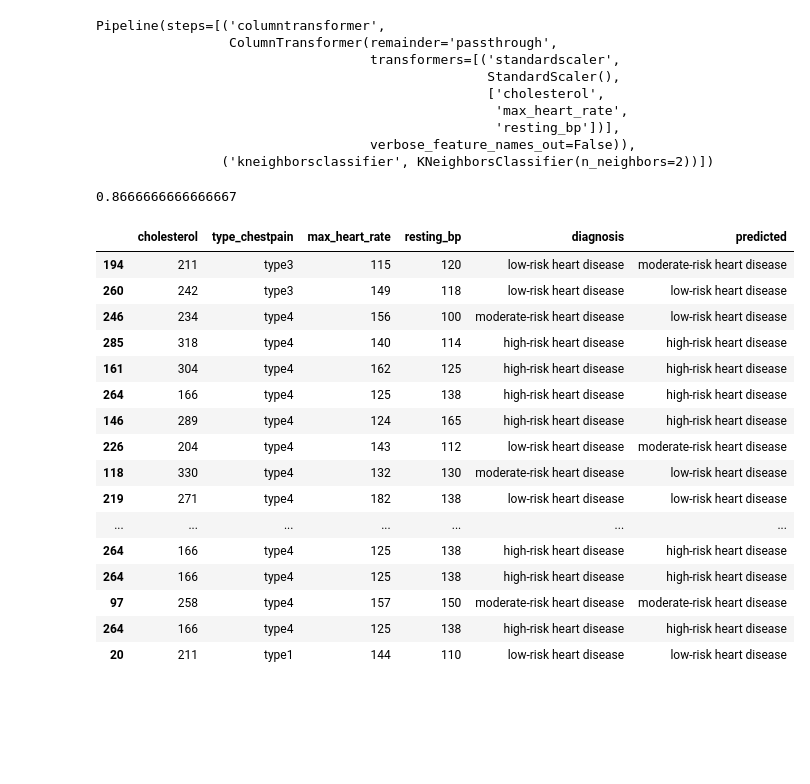
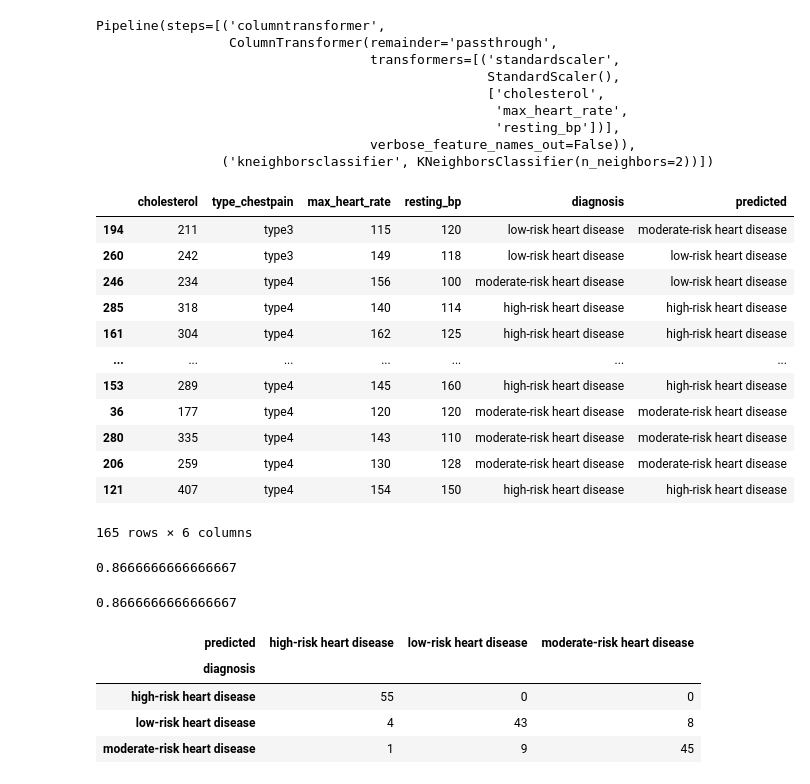
Before and after one commit to KodyForsyth/dsci_project, a Jupyter notebook: heart_disease_REPORT.ipynb, the cells around one changed output. Saved outputs shown, nothing was run; the diff lists cells and outputs as text; code cells hidden in the pictures; blank space fills up the shorter version.

Commit message:
new model

```diff
--- a/heart_disease_REPORT.ipynb
+++ b/heart_disease_REPORT.ipynb
@@ -375,35 +375,51 @@ Pipeline(steps=[('columntransformer',
                                                    'resting_bp'])],
                                    verbose_feature_names_out=False)),
                 ('kneighborsclassifier', KNeighborsClassifier(n_neighbors=2))])
-# %%
-# test model's accuracy
-heartdisease_acc = heartdisease_fit.score(
-    X = heartdisease_test[['cholesterol','max_heart_rate','resting_bp']],
-    y = heartdisease_test['diagnosis']
-)
-
-heartdisease_acc
-# %% [output]
-0.8666666666666667
 # %%
 # add predictions to dataframe
 heartdisease_predictions = heartdisease_test.assign(predicted = heartdisease_fit.predict(heartdisease_test[['cholesterol', 'max_heart_rate', 'resting_bp']]))
-heartdisease_predictions.head(50)
+heartdisease_predictions
 # %% [output]
 |  | cholesterol | type_chestpain | max_heart_rate | resting_bp | diagnosis | predicted |
 | 194 | 211 | type3 | 115 | 120 | low-risk heart disease | moderate-risk heart disease |
 | 260 | 242 | type3 | 149 | 118 | low-risk heart disease | low-risk heart disease |
 | 246 | 234 | type4 | 156 | 100 | moderate-risk heart disease | low-risk heart disease |
 | 285 | 318 | type4 | 140 | 114 | high-risk heart disease | high-risk heart disease |
 | 161 | 304 | type4 | 162 | 125 | high-risk heart disease | high-risk heart disease |
-| 264 | 166 | type4 | 125 | 138 | high-risk heart disease | high-risk heart disease |
-| 146 | 289 | type4 | 124 | 165 | high-risk heart disease | high-risk heart disease |
-| 226 | 204 | type4 | 143 | 112 | low-risk heart disease | moderate-risk heart disease |
-| 118 | 330 | type4 | 132 | 130 | moderate-risk heart disease | low-risk heart disease |
-| 219 | 271 | type4 | 182 | 138 | low-risk heart disease | low-risk heart disease |
 | ... | ... | ... | ... | ... | ... | ... |
-| 264 | 166 | type4 | 125 | 138 | high-risk heart disease | high-risk heart disease |
-| 264 | 166 | type4 | 125 | 138 | high-risk heart disease | high-risk heart disease |
-| 97 | 258 | type4 | 157 | 150 | moderate-risk heart disease | moderate-risk heart disease |
-| 264 | 166 | type4 | 125 | 138 | high-risk heart disease | high-risk heart disease |
-| 20 | 211 | type1 | 144 | 110 | low-risk heart disease | low-risk heart disease |
+| 153 | 289 | type4 | 145 | 160 | high-risk heart disease | high-risk heart disease |
+| 36 | 177 | type4 | 120 | 120 | moderate-risk heart disease | moderate-risk heart disease |
+| 280 | 335 | type4 | 143 | 110 | moderate-risk heart disease | moderate-risk heart disease |
+| 206 | 259 | type4 | 130 | 128 | moderate-risk heart disease | moderate-risk heart disease |
+| 121 | 407 | type4 | 154 | 150 | high-risk heart disease | high-risk heart disease |
+165 rows × 6 columns
+# %%
+# test model's accuracy
+heartdisease_acc = heartdisease_fit.score(
+    X = heartdisease_test[['cholesterol','max_heart_rate','resting_bp']],
+    y = heartdisease_test['diagnosis']
+)
+
+heartdisease_acc
+# %% [output]
+0.8666666666666667
+# %%
+# test models accuracy
+correct_preds = heartdisease_predictions[
+    heartdisease_predictions['diagnosis'] == heartdisease_predictions['predicted']
+]
+
+correct_preds.shape[0] / heartdisease_predictions.shape[0]
+# %% [output]
+0.8666666666666667
+# %%
+pd.crosstab(
+    heartdisease_predictions['diagnosis'],
+    heartdisease_predictions['predicted']
+)
+# %% [output]
+| predicted | high-risk heart disease | low-risk heart disease | moderate-risk heart disease |
+| diagnosis |  |  |  |
+| high-risk heart disease | 55 | 0 | 0 |
+| low-risk heart disease | 4 | 43 | 8 |
+| moderate-risk heart disease | 1 | 9 | 45 |
```
